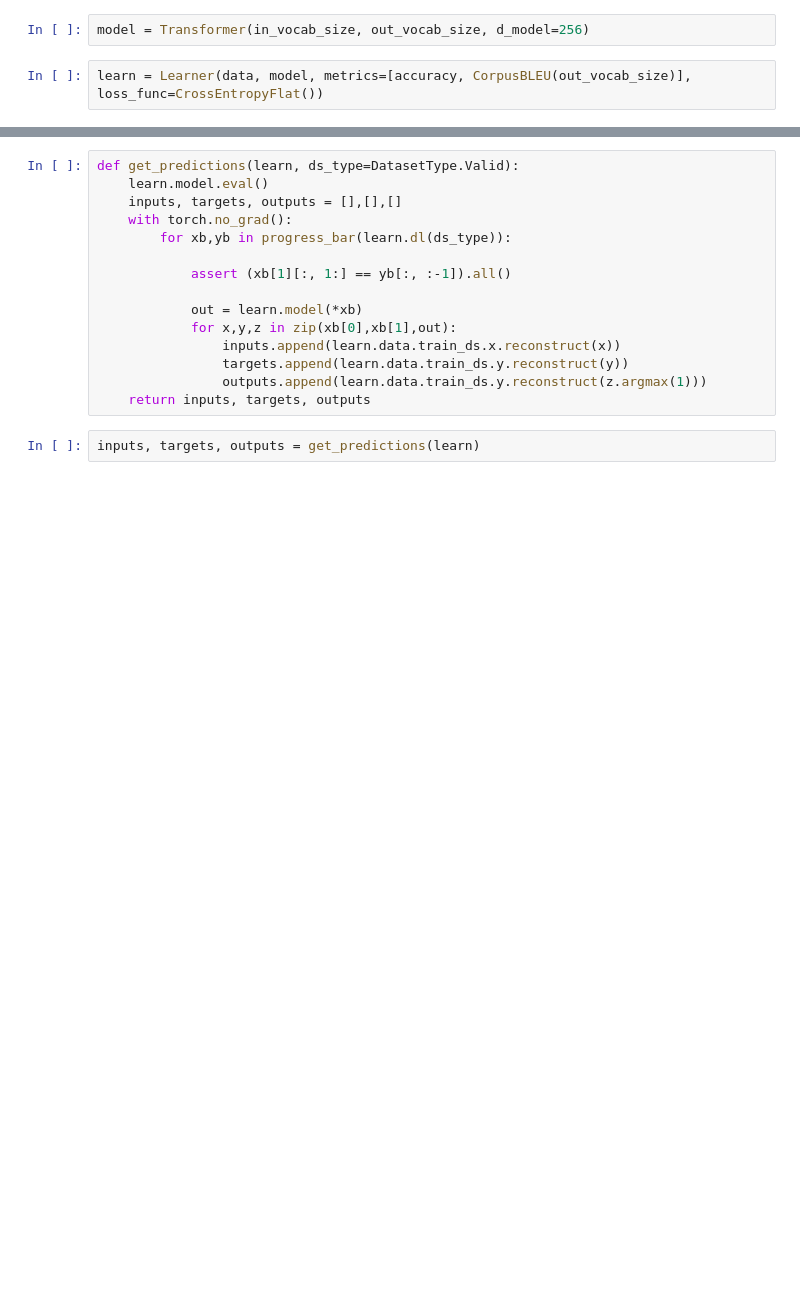
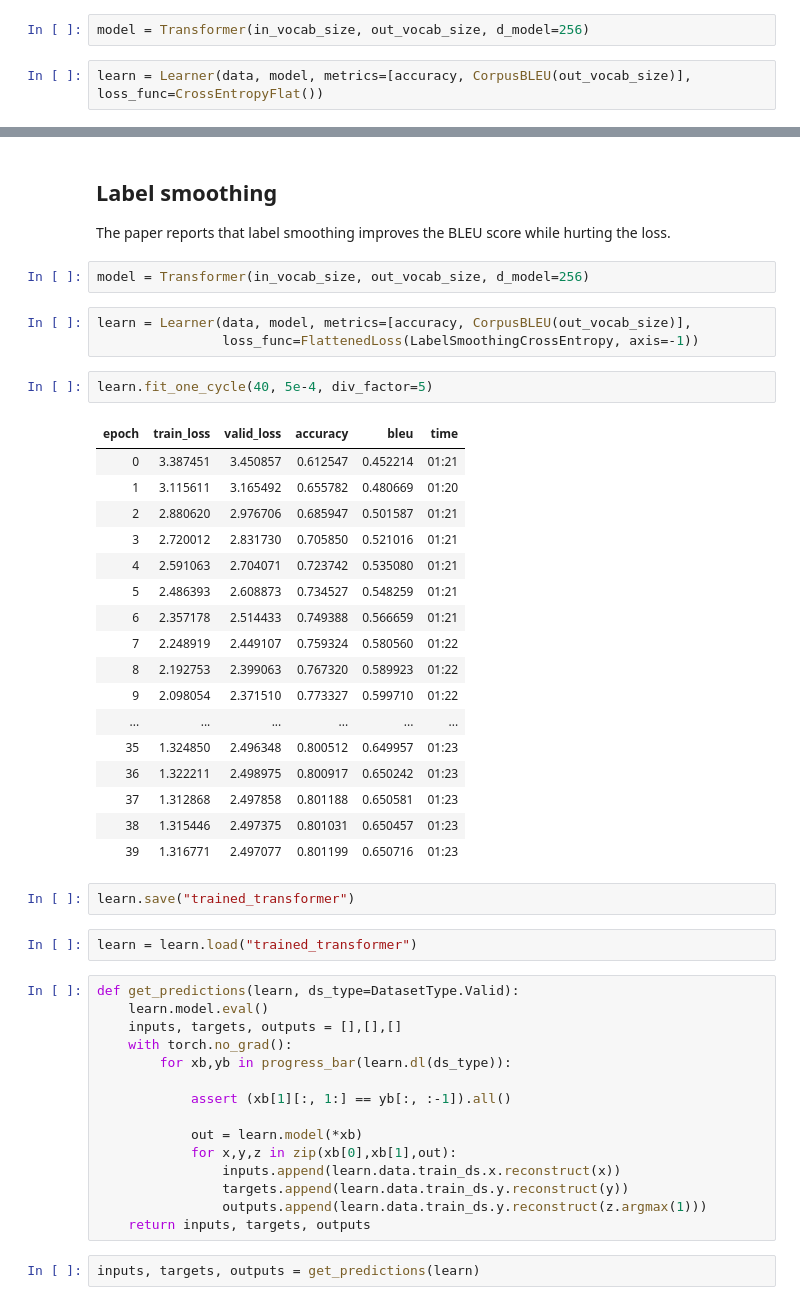
Before and after one commit to fg91/fastai_deep_learning_from_the_foundations, a Jupyter notebook: translation_transformer.ipynb, the cells around one changed output, grey strips where cells are left out. Saved outputs shown, nothing was run; the diff lists cells and outputs as text; blank space fills up the shorter version.

Commit message:
Train transformer

```diff
--- a/translation_transformer.ipynb
+++ b/translation_transformer.ipynb
@@ -600,3 +598,35 @@ learn.fit_one_cycle(8, 5e-4, div_factor=5)
+# %% [markdown]
+## Label smoothing
+The paper reports that label smoothing improves the BLEU score while hurting the loss.
+# %%
+model = Transformer(in_vocab_size, out_vocab_size, d_model=256)
+# %%
+learn = Learner(data, model, metrics=[accuracy, CorpusBLEU(out_vocab_size)],
+                loss_func=FlattenedLoss(LabelSmoothingCrossEntropy, axis=-1))
+# %%
+learn.fit_one_cycle(40, 5e-4, div_factor=5)
+# %% [output]
+| epoch | train_loss | valid_loss | accuracy | bleu | time |
+| 0 | 3.387451 | 3.450857 | 0.612547 | 0.452214 | 01:21 |
+| 1 | 3.115611 | 3.165492 | 0.655782 | 0.480669 | 01:20 |
+| 2 | 2.880620 | 2.976706 | 0.685947 | 0.501587 | 01:21 |
+| 3 | 2.720012 | 2.831730 | 0.705850 | 0.521016 | 01:21 |
+| 4 | 2.591063 | 2.704071 | 0.723742 | 0.535080 | 01:21 |
+| 5 | 2.486393 | 2.608873 | 0.734527 | 0.548259 | 01:21 |
+| 6 | 2.357178 | 2.514433 | 0.749388 | 0.566659 | 01:21 |
+| 7 | 2.248919 | 2.449107 | 0.759324 | 0.580560 | 01:22 |
+| 8 | 2.192753 | 2.399063 | 0.767320 | 0.589923 | 01:22 |
+| 9 | 2.098054 | 2.371510 | 0.773327 | 0.599710 | 01:22 |
+| ... | ... | ... | ... | ... | ... |
+| 35 | 1.324850 | 2.496348 | 0.800512 | 0.649957 | 01:23 |
+| 36 | 1.322211 | 2.498975 | 0.800917 | 0.650242 | 01:23 |
+| 37 | 1.312868 | 2.497858 | 0.801188 | 0.650581 | 01:23 |
+| 38 | 1.315446 | 2.497375 | 0.801031 | 0.650457 | 01:23 |
+| 39 | 1.316771 | 2.497077 | 0.801199 | 0.650716 | 01:23 |
+# %%
+learn.save("trained_transformer")
+# %%
+learn = learn.load("trained_transformer")
 # %%
 def get_predictions(learn, ds_type=DatasetType.Valid):
     learn.model.eval()
```
Also changed, not shown: parts of 17 cells of this notebook.
